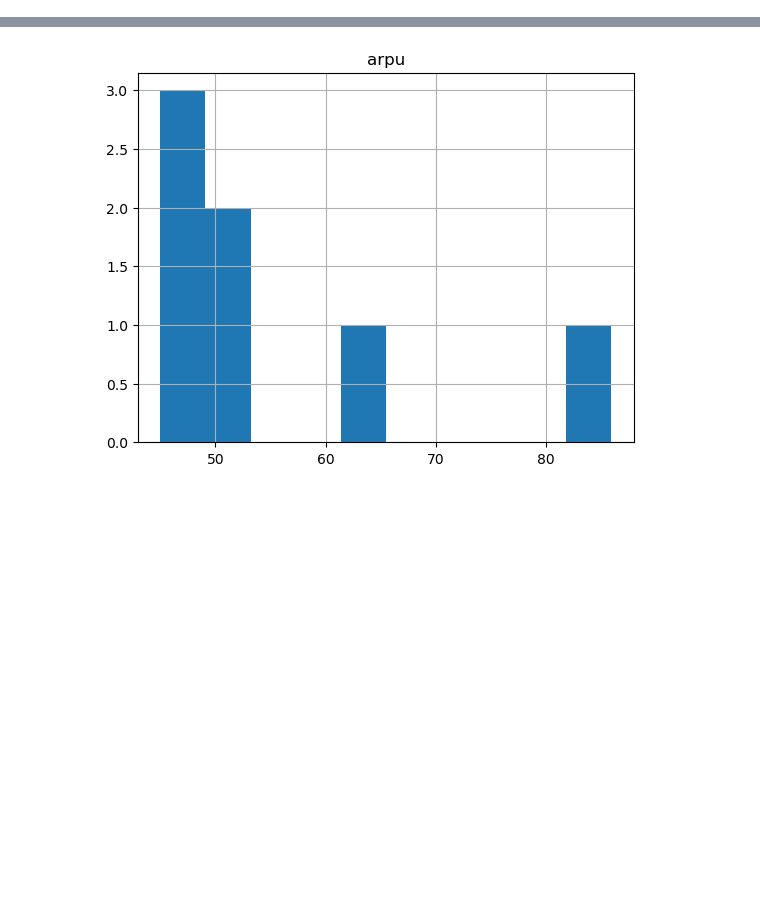
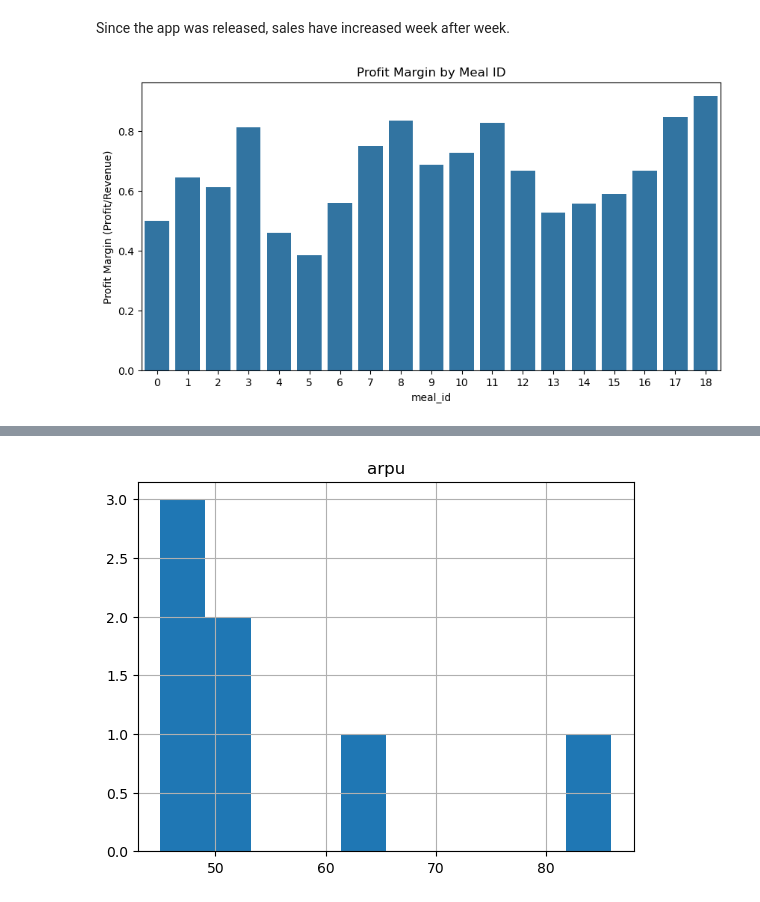
Before and after one commit to kensuke0529/Food-Delivery-App-Sales-Analysis-Project, a Jupyter notebook: csv_file/visualization.ipynb, the cells around one changed output, grey strips where cells are left out. Cells and saved outputs as stored; diff of their text form; code cells hidden in the pictures; blank space fills up the shorter version.

```diff
--- a/csv_file/visualization.ipynb
+++ b/csv_file/visualization.ipynb
@@ -16,0 +52,12 @@ dtype: object
+# %% [markdown]
+Since the app was released, sales have increased week after week.
+# %%
+profit = pd.read_csv('profit_items.csv')
+profit['profit_margin'] = profit['profit'] / df['revenue']
+fig, ax = plt.subplots(figsize=(10,5))
+sns.barplot(x='meal_id', y='profit_margin', data=df)
+ax.set_title('Profit Margin by Meal ID')
+ax.set_ylabel('Profit Margin (Profit/Revenue)')
+plt.show()
+# %% [output]
+[figure, added]
```
Also changed, not shown: parts of 12 cells of this notebook, 10 other files.
